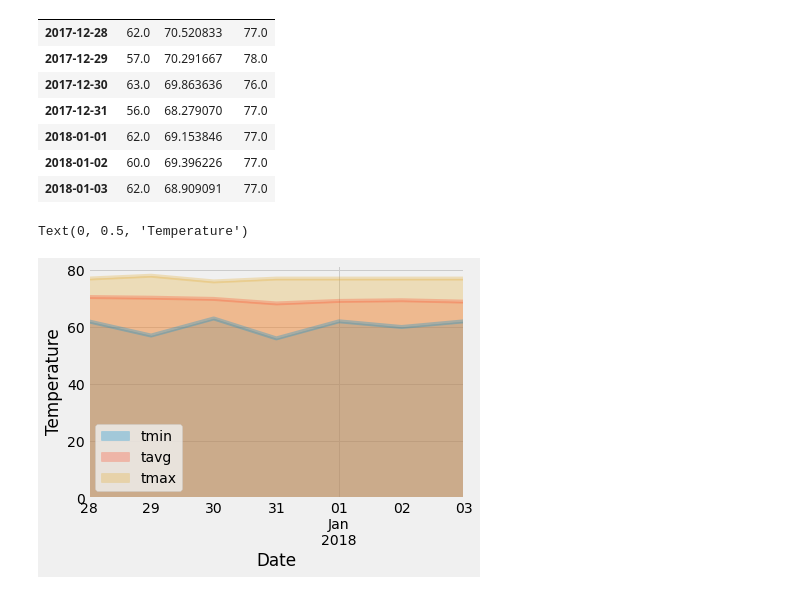
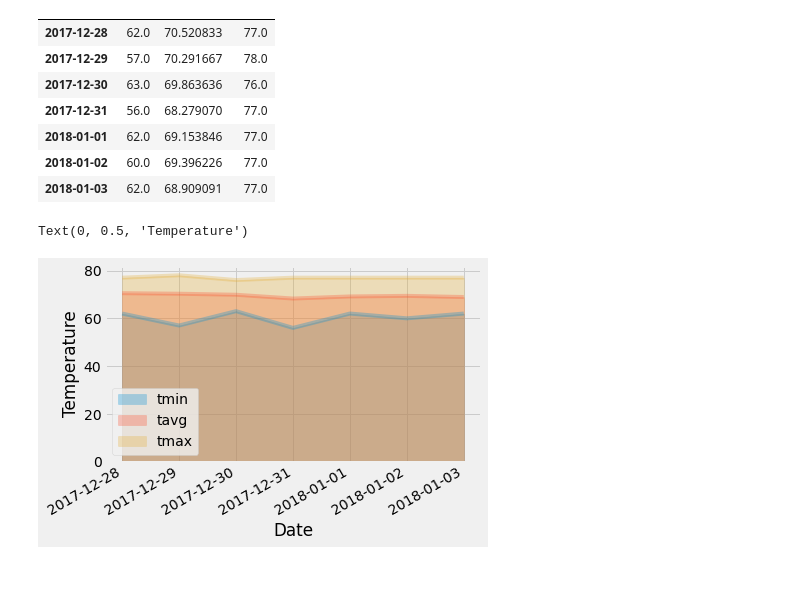
Before and after one commit to agkden/SQLAlchemy-challenge, a Jupyter notebook: climate_hawaii.ipynb, the cells around one changed output. Drawn from its saved outputs; the diff is of its cells as text; code cells hidden in the pictures.

```diff
--- a/climate_hawaii.ipynb
+++ b/climate_hawaii.ipynb
@@ -433,10 +439,10 @@ normals_df
 | 2018-01-03 | 62.0 | 68.909091 | 77.0 |
 # %%
 # Plot the daily normals as an area plot with `stacked=False`
-normals_df.plot.area(stacked=False, alpha=0.3)
+normals_df.plot.area(stacked=False, alpha=0.3, x_compat=True)
 
 plt.xlabel("Date")
 plt.ylabel("Temperature")
 # %% [output]
 Text(0, 0.5, 'Temperature')
-[figure, old version]
+[figure, new version]
```
Also changed, not shown: parts of 6 cells of this notebook.
